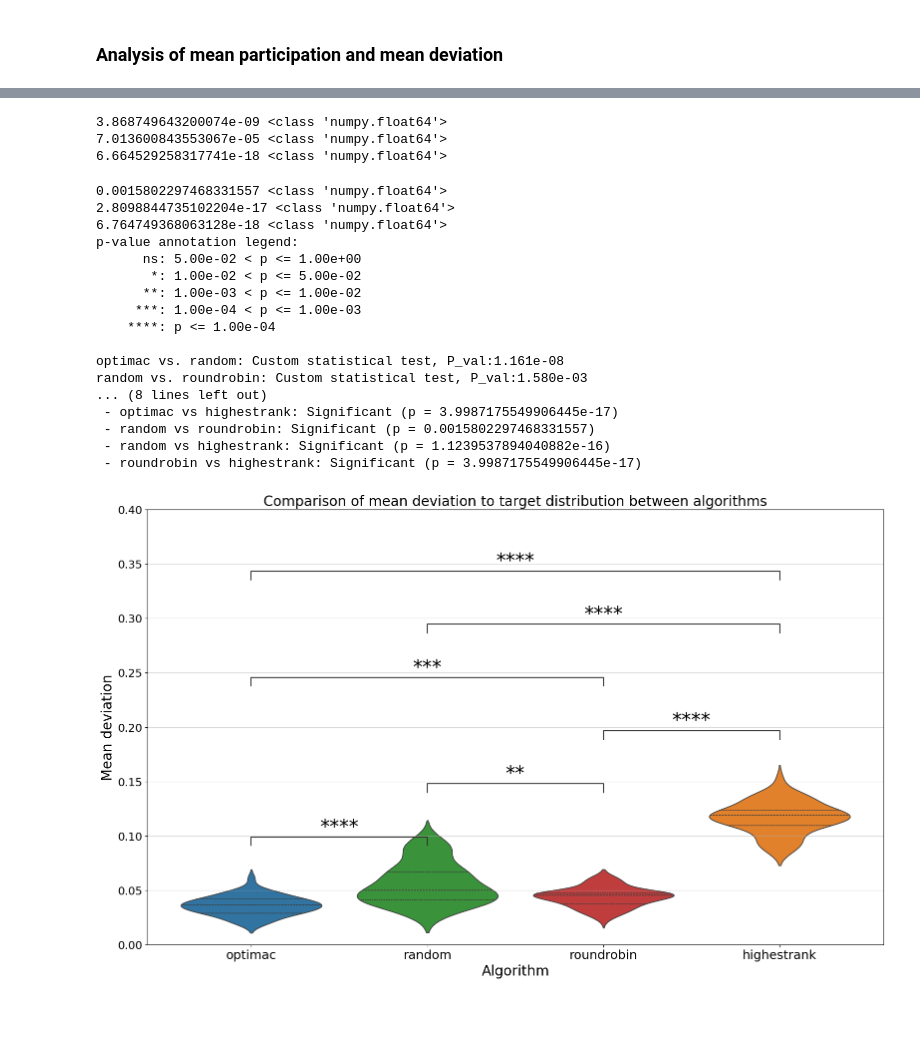
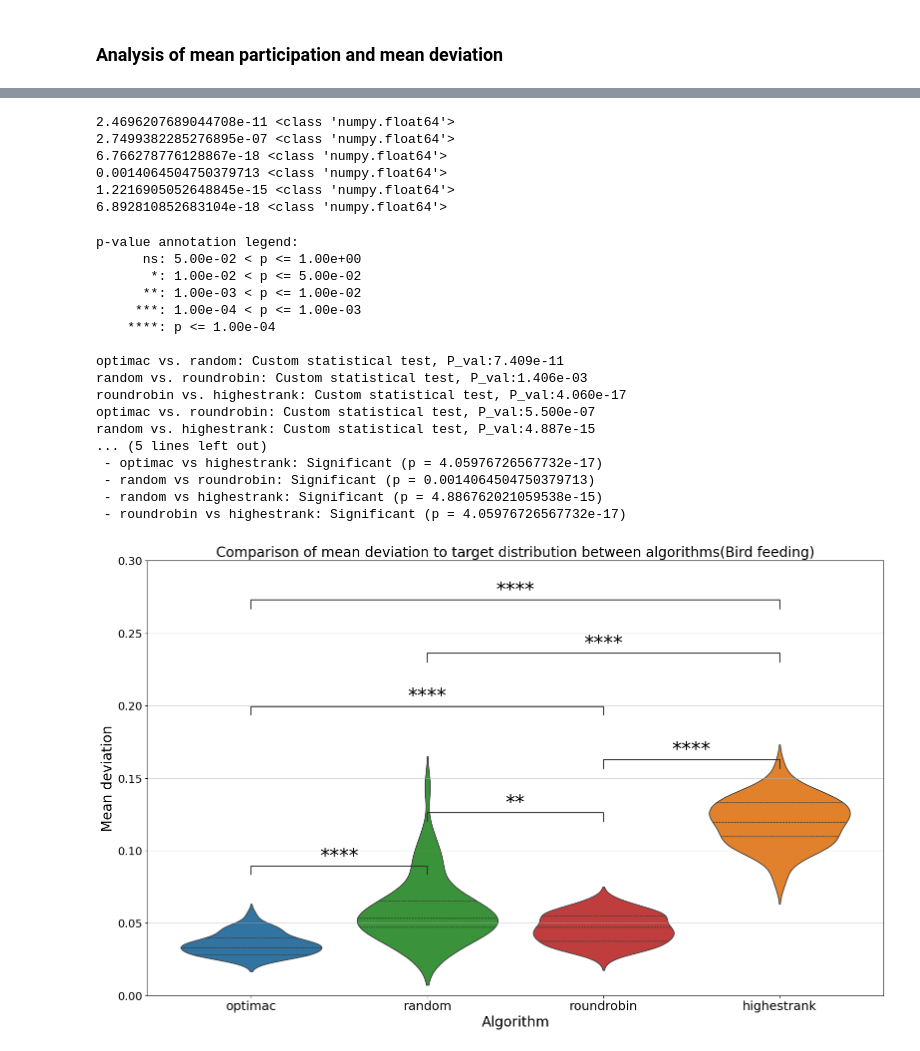
Before and after one commit to novincent/OptimacForm, a Jupyter notebook: simulation/simulationfile.ipynb, the cells around one changed output, grey strips where cells are left out. Cells and saved outputs as stored; diff of their text form; code cells hidden in the pictures; blank space fills up the shorter version.

```diff
--- a/simulation/simulationfile.ipynb
+++ b/simulation/simulationfile.ipynb
@@ -176,5 +176,5 @@ for scenario in range(2):
 for scenario in range(2):
     [_,_,_,_,devs,_] = data[scenario]
     x = {m : np.array(devs[m]).mean(axis = 1) for m in methods}
-    plot_violins(x, "Comparison of mean deviation to target distribution between algorithms","Mean deviation")
+    plot_violins(x, f"Comparison of mean deviation to target distribution between algorithms({scenario_names[scenario]})","Mean deviation",ylim=(0,0.3))
 # %% [output]
@@ -199,24 +199,27 @@ p-value annotation legend:
-3.868749643200074e-09 <class 'numpy.float64'>
-7.013600843553067e-05 <class 'numpy.float64'>
-6.664529258317741e-18 <class 'numpy.float64'>
+2.4696207689044708e-11 <class 'numpy.float64'>
+2.7499382285276895e-07 <class 'numpy.float64'>
+6.766278776128867e-18 <class 'numpy.float64'>
+0.0014064504750379713 <class 'numpy.float64'>
+1.2216905052648845e-15 <class 'numpy.float64'>
+6.892810852683104e-18 <class 'numpy.float64'>
-0.0015802297468331557 <class 'numpy.float64'>
-2.8098844735102204e-17 <class 'numpy.float64'>
-6.764749368063128e-18 <class 'numpy.float64'>
 p-value annotation legend:
       ns: 5.00e-02 < p <= 1.00e+00
        *: 1.00e-02 < p <= 5.00e-02
       **: 1.00e-03 < p <= 1.00e-02
      ***: 1.00e-04 < p <= 1.00e-03
     ****: p <= 1.00e-04
 
-optimac vs. random: Custom statistical test, P_val:1.161e-08
-random vs. roundrobin: Custom statistical test, P_val:1.580e-03
-... (8 lines left out)
- - optimac vs highestrank: Significant (p = 3.9987175549906445e-17)
- - random vs roundrobin: Significant (p = 0.0015802297468331557)
- - random vs highestrank: Significant (p = 1.1239537894040882e-16)
- - roundrobin vs highestrank: Significant (p = 3.9987175549906445e-17)
+optimac vs. random: Custom statistical test, P_val:7.409e-11
+random vs. roundrobin: Custom statistical test, P_val:1.406e-03
+roundrobin vs. highestrank: Custom statistical test, P_val:4.060e-17
+optimac vs. roundrobin: Custom statistical test, P_val:5.500e-07
+random vs. highestrank: Custom statistical test, P_val:4.887e-15
+... (5 lines left out)
+ - optimac vs highestrank: Significant (p = 4.05976726567732e-17)
+ - random vs roundrobin: Significant (p = 0.0014064504750379713)
+ - random vs highestrank: Significant (p = 4.886762021059538e-15)
+ - roundrobin vs highestrank: Significant (p = 4.05976726567732e-17)
-[figure, old version]
+[figure, new version]
 # %%
 for scenario in range(2):
     [_,_,_,_,_,part_ratios] = data[scenario]
```
Also changed, not shown: parts of 4 cells of this notebook, 2 other files.
